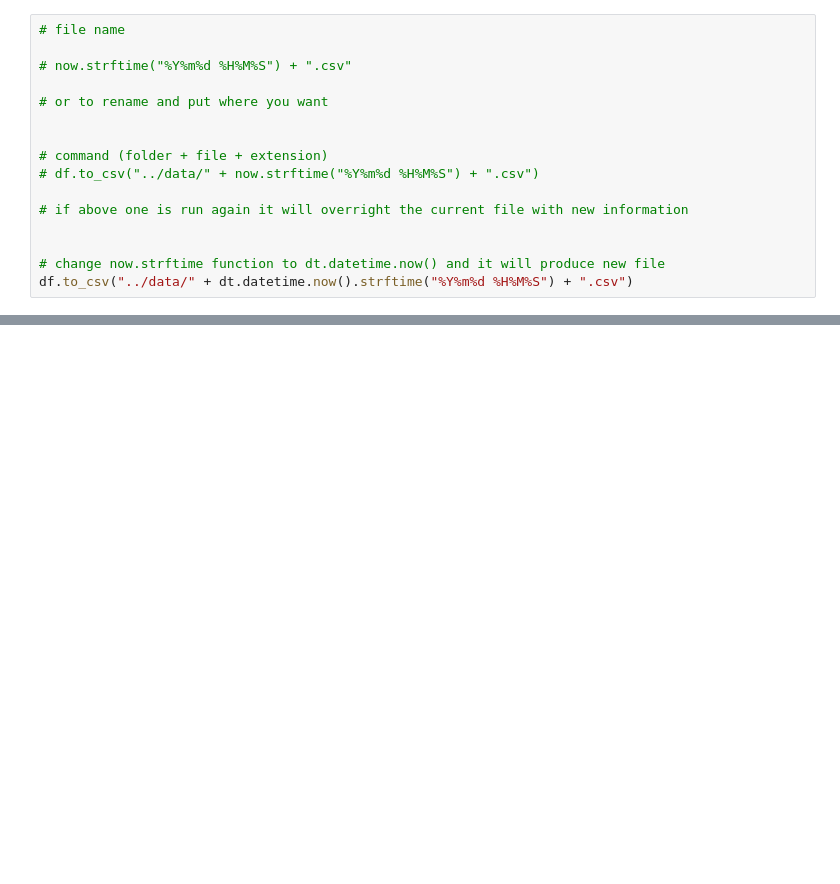
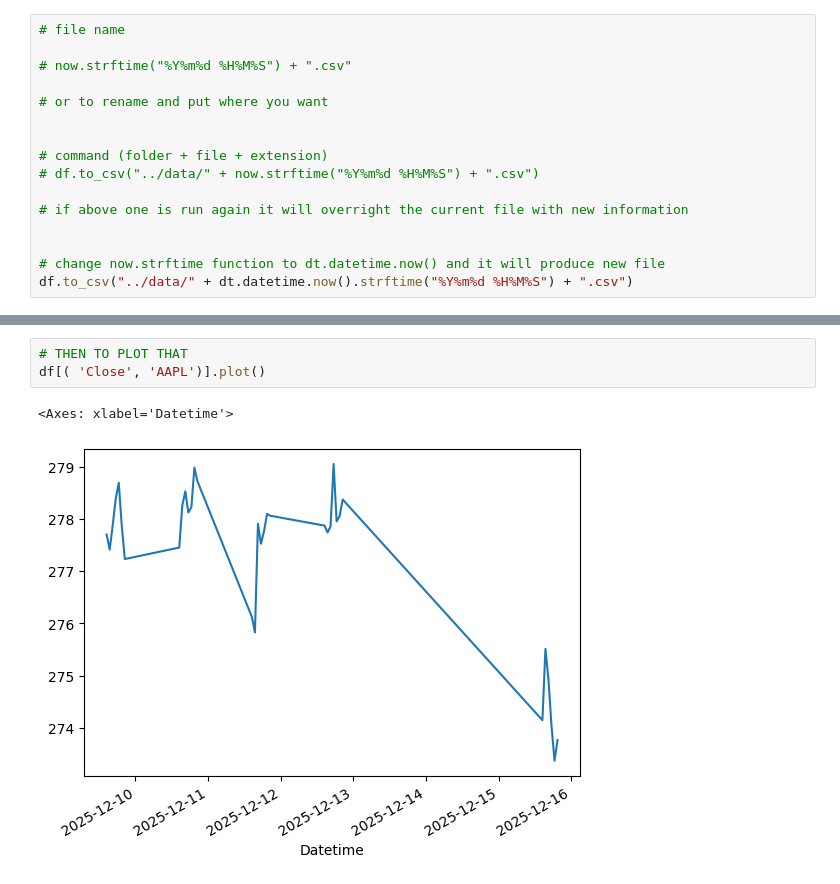
Before and after one commit to CherylClarke/COMPUTER--INFRASTRUCTURE, a Jupyter notebook: module work/yfinance.ipynb, the cells around one changed output, grey strips where cells are left out. Cells and saved outputs as stored; diff of their text form; blank space fills up the shorter version.

```diff
--- a/module work/yfinance.ipynb
+++ b/module work/yfinance.ipynb
@@ -238,0 +286,6 @@ df.to_csv("../data/" + dt.datetime.now().strftime("%Y%m%d %H%M%S") + ".csv")
+# %%
+# THEN TO PLOT THAT
+df[( 'Close', 'AAPL')].plot()
+# %% [output]
+<Axes: xlabel='Datetime'>
+[figure, added]
```
Also changed, not shown: parts of 17 cells of this notebook, 2 other files.
